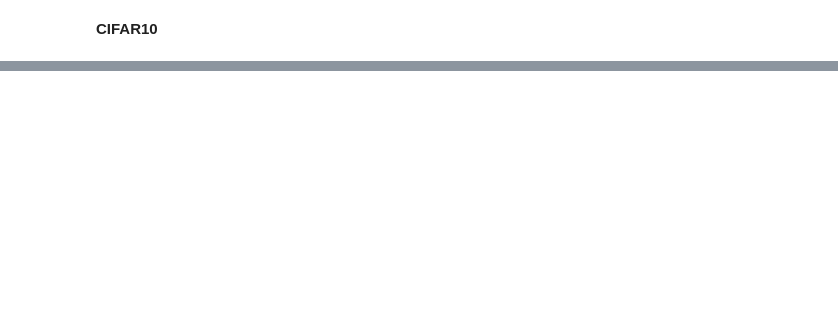
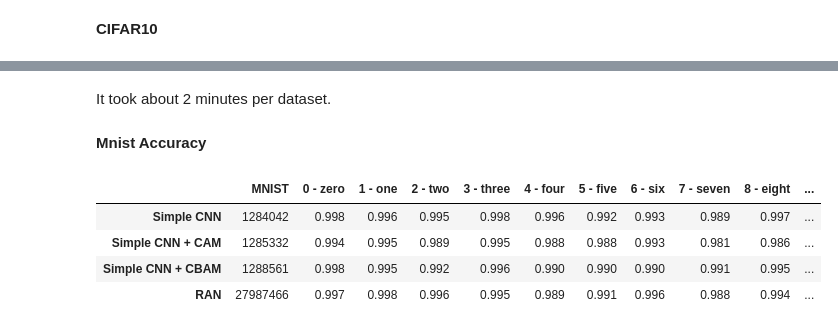
Before and after one commit to TooTouch/WhiteBox-Part1, a Jupyter notebook: notebook/[Evaluation] - Model Performance.ipynb, the cells around one changed output, grey strips where cells are left out. Cells and saved outputs as stored; diff of their text form; code cells hidden in the pictures; blank space fills up the shorter version.

```diff
--- a/notebook/[Evaluation] - Model Performance.ipynb
+++ b/notebook/[Evaluation] - Model Performance.ipynb
@@ -103,0 +144,4 @@ Data Complete
+# %% [markdown]
+It took about 2 minutes per dataset.
+# %%
+mnist_acc_df = compare_model_acc(mnist_models, mnist_testloader, model_names)
@@ -103,0 +150,10 @@ Data Complete
+# %% [markdown]
+**Mnist Accuracy**
+# %%
+pd.concat([mnist_params_df, mnist_acc_df], axis=1)
+# %% [output]
+|  | MNIST | 0 - zero | 1 - one | 2 - two | 3 - three | 4 - four | 5 - five | 6 - six | 7 - seven | 8 - eight | ... |
+| Simple CNN | 1284042 | 0.998 | 0.996 | 0.995 | 0.998 | 0.996 | 0.992 | 0.993 | 0.989 | 0.997 | ... |
+| Simple CNN + CAM | 1285332 | 0.994 | 0.995 | 0.989 | 0.995 | 0.988 | 0.988 | 0.993 | 0.981 | 0.986 | ... |
+| Simple CNN + CBAM | 1288561 | 0.998 | 0.995 | 0.992 | 0.996 | 0.990 | 0.990 | 0.990 | 0.991 | 0.995 | ... |
+| RAN | 27987466 | 0.997 | 0.998 | 0.996 | 0.995 | 0.989 | 0.991 | 0.996 | 0.988 | 0.994 | ... |
```
Also changed, not shown: parts of 36 cells of this notebook, 4 other files.
